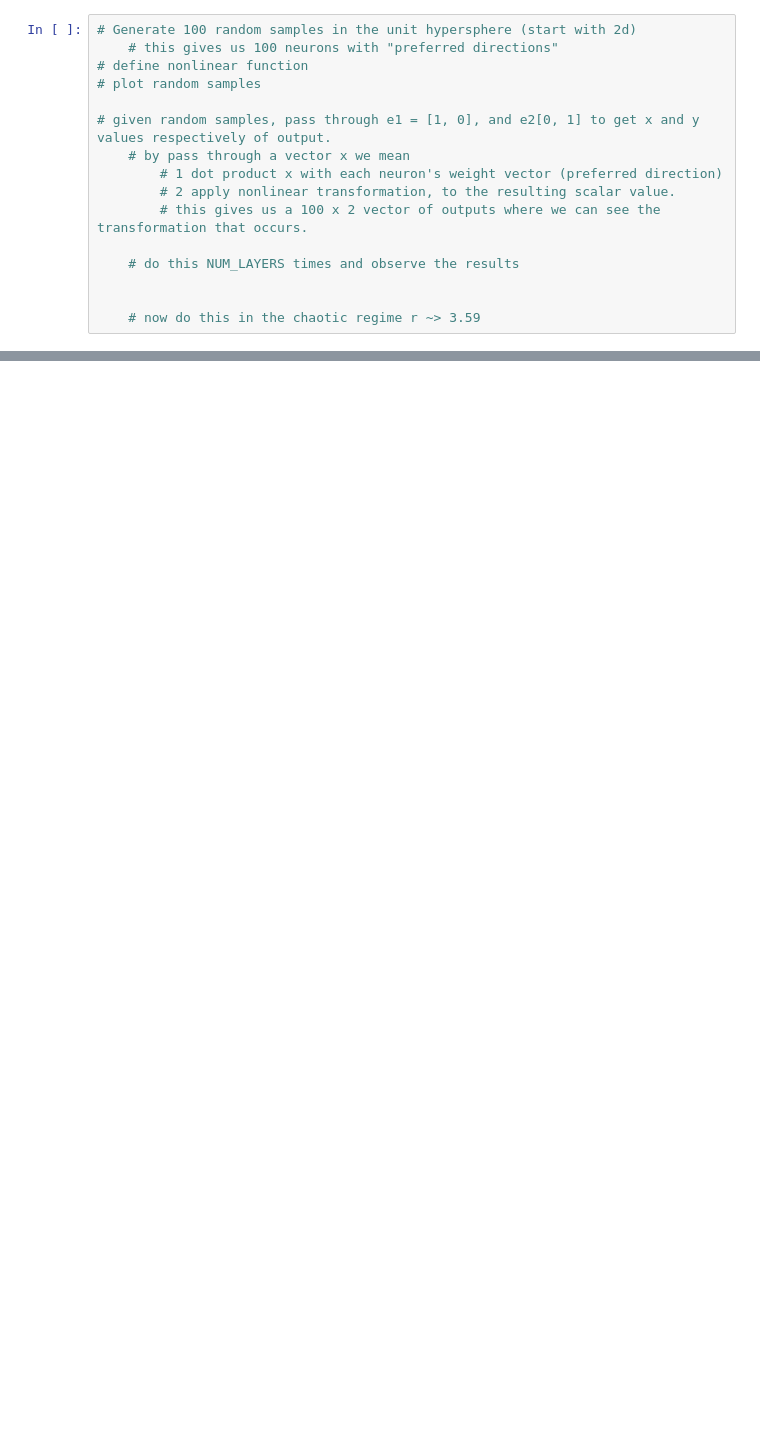
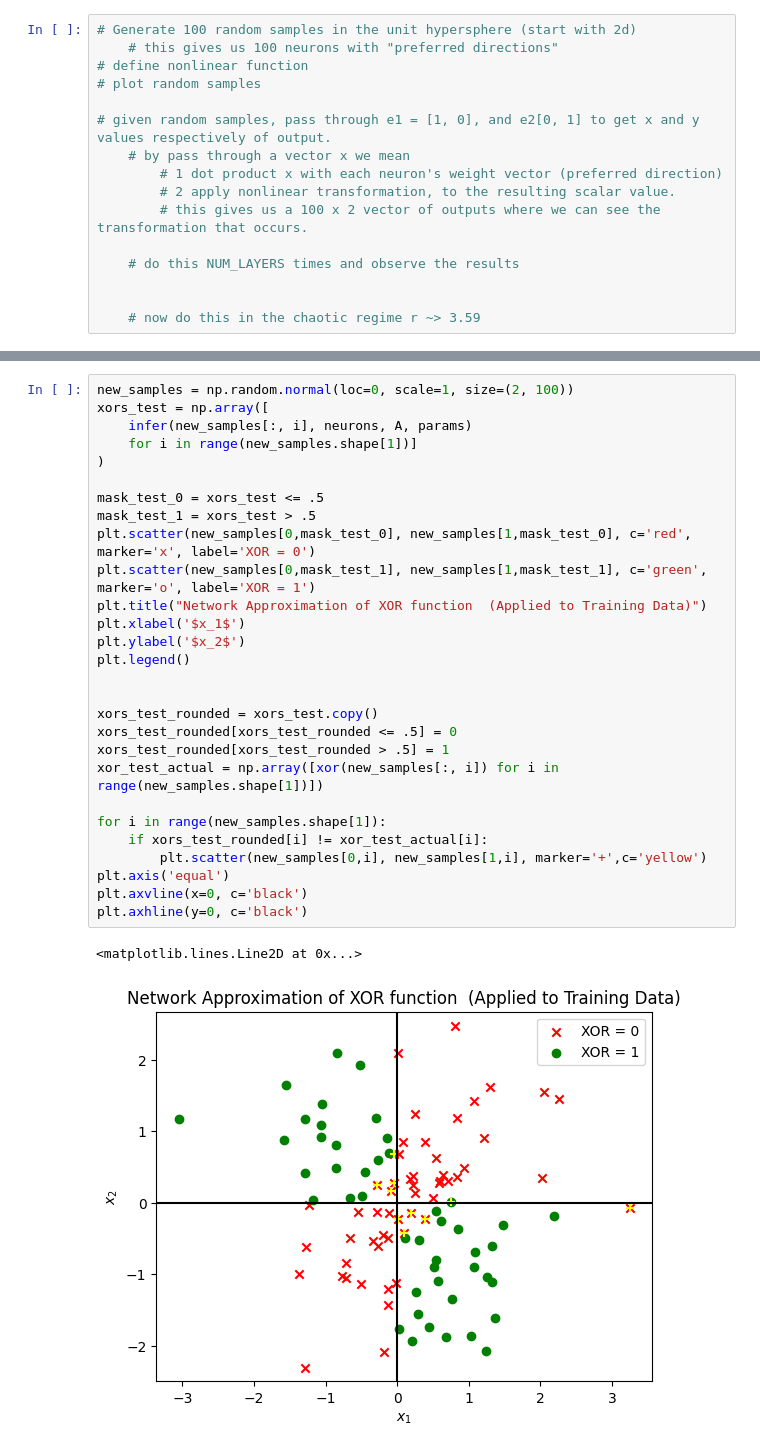
Before and after one commit to Fritz17236/untitled, a Jupyter notebook: src/nonlinear_approximator/scatch.ipynb, the cells around one changed output, grey strips where cells are left out. Cells and saved outputs as stored; diff of their text form; blank space fills up the shorter version.

```diff
--- a/src/nonlinear_approximator/scatch.ipynb
+++ b/src/nonlinear_approximator/scatch.ipynb
@@ -114,0 +192,31 @@ np.float64(-7.971507227600286)
+# %%
+new_samples = np.random.normal(loc=0, scale=1, size=(2, 100))
+xors_test = np.array([
+    infer(new_samples[:, i], neurons, A, params)
+    for i in range(new_samples.shape[1])]
+)
+
+mask_test_0 = xors_test <= .5
+mask_test_1 = xors_test > .5
+plt.scatter(new_samples[0,mask_test_0], new_samples[1,mask_test_0], c='red', marker='x', label='XOR = 0')
+plt.scatter(new_samples[0,mask_test_1], new_samples[1,mask_test_1], c='green', marker='o', label='XOR = 1')
+plt.title("Network Approximation of XOR function  (Applied to Training Data)")
+plt.xlabel('$x_1$')
+plt.ylabel('$x_2$')
+plt.legend()
+
+
+xors_test_rounded = xors_test.copy()
+xors_test_rounded[xors_test_rounded <= .5] = 0
+xors_test_rounded[xors_test_rounded > .5] = 1
+xor_test_actual = np.array([xor(new_samples[:, i]) for i in range(new_samples.shape[1])])
+
+for i in range(new_samples.shape[1]):
+    if xors_test_rounded[i] != xor_test_actual[i]:
+        plt.scatter(new_samples[0,i], new_samples[1,i], marker='+',c='yellow')
+plt.axis('equal')
+plt.axvline(x=0, c='black')
+plt.axhline(y=0, c='black')
+# %% [output]
+<matplotlib.lines.Line2D at 0x...>
+[figure, added]
```
Also changed, not shown: parts of 12 cells of this notebook.
